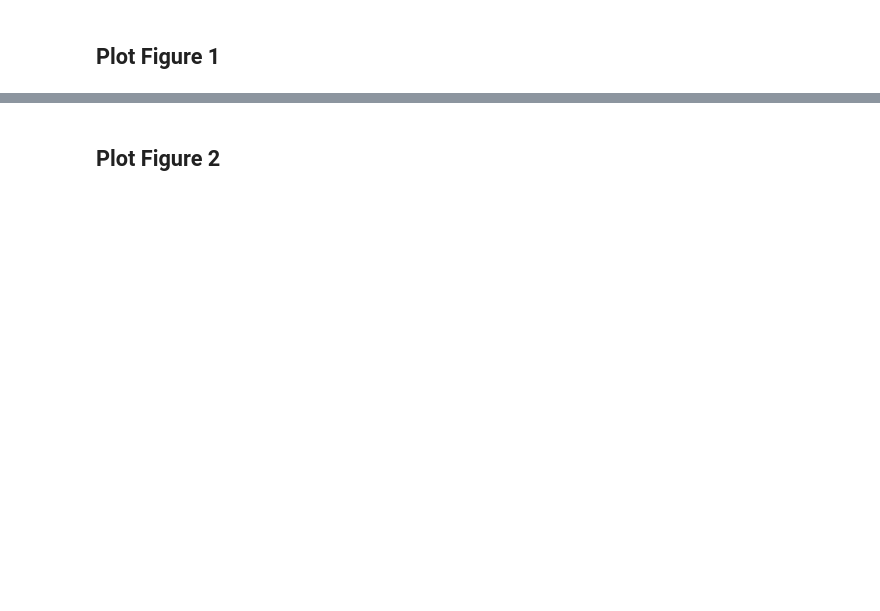
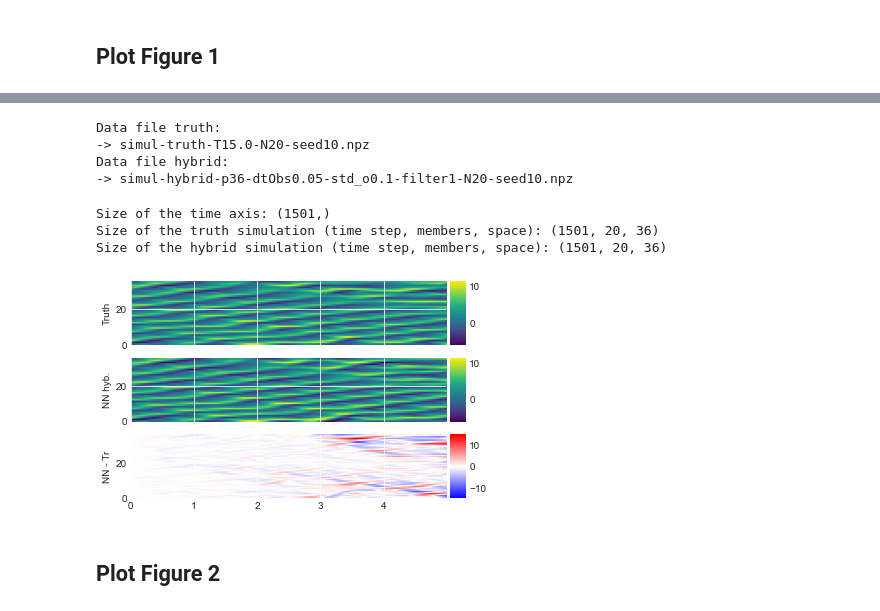
Before and after one commit to brajard/reddaml, a Jupyter notebook: L2S/philtra-L2S-figures.ipynb, the cells around one changed output, grey strips where cells are left out. Saved outputs shown, nothing was run; the diff lists cells and outputs as text; code cells hidden in the pictures; blank space fills up the shorter version.

Commit message:
nb plot L2S ok

````diff
--- a/L2S/philtra-L2S-figures.ipynb
+++ b/L2S/philtra-L2S-figures.ipynb
@@ -31,8 +32,8 @@ There are 4 configuration file to set. Default configuration files are provided
 - ```config_sens```: contains the different settings for an sensitivity experiment.
 # %%
 #Source of the data (comment/uncomment the lines given your choice)
-#source = 'local'
-source = 'ftp'
+source = 'local'
+#source = 'ftp'
 # %%
 #Configuration files
 config_path = 'config/paths.yml'
@@ -85,13 +90,6 @@ filename = get_filenames(ref, default_param=default_param)
 
 #Check if there is exactly one filename to load
 assert len(filename['hybrid']) == 1
-
-
-
-if source == 'ftp':
-    ftpurl, ftpdir = ftp['url'], ftp['test']
-else:
-    ftpurl, ftpdir = None, None
 
 #Set the filename (as a str) of the data
 fname = str(filename['truth'].name.iloc[0])
@@ -103,6 +101,11 @@ fname = str(filename['hybrid'].name.iloc[0])
 data_hybrid = load_data(testdir,fname,ftpurl=ftpurl,ftpdir=ftpdir)
 
 print("Data file hybrid:\n->",fname)
+# %% [output]
+Data file truth:
+-> simul-truth-T15.0-N20-seed10.npz
+Data file hybrid:
+-> simul-hybrid-p36-dtObs0.05-std_o0.1-filter1-N20-seed10.npz
 # %%
 # Format the data (the time step of the hybrid model is different from the time step of the real model)
 
@@ -129,21 +132,28 @@ tt = chrono_hybrid.tt
 print('Size of the time axis:',tt.shape)
 print('Size of the truth simulation (time step, members, space):',xx_truth.shape)
 print('Size of the hybrid simulation (time step, members, space):',xx_hybrid.shape)
+# %% [output]
+Size of the time axis: (1501,)
+Size of the truth simulation (time step, members, space): (1501, 20, 36)
+Size of the hybrid simulation (time step, members, space): (1501, 20, 36)
 # %%
 # Plot the figure 1
 
 #Ensemble member to plot:
 iens=1
 
 #Number of time steps to plot
 limT = 500
 
 #Plot
 fig = plot_L96_2D(xx_truth[:limT,iens],xx_hybrid[:limT,iens],tt[:limT],['Truth','NN hyb.'])
 
 #Save (if needed)
-fig.savefig(os.path.join(figdir,'philtra-fig1.png'),
+if figdir:
+    fig.savefig(os.path.join(figdir,'philtra-fig1.png'),
             dpi=200, bbox_inches='tight', pad_inches=0)
+# %% [output]
+[figure, added]
 # %% [markdown]
 ## Plot Figure 2
 # %%
````
Also changed, not shown: parts of 14 cells of this notebook, 2 other files.
